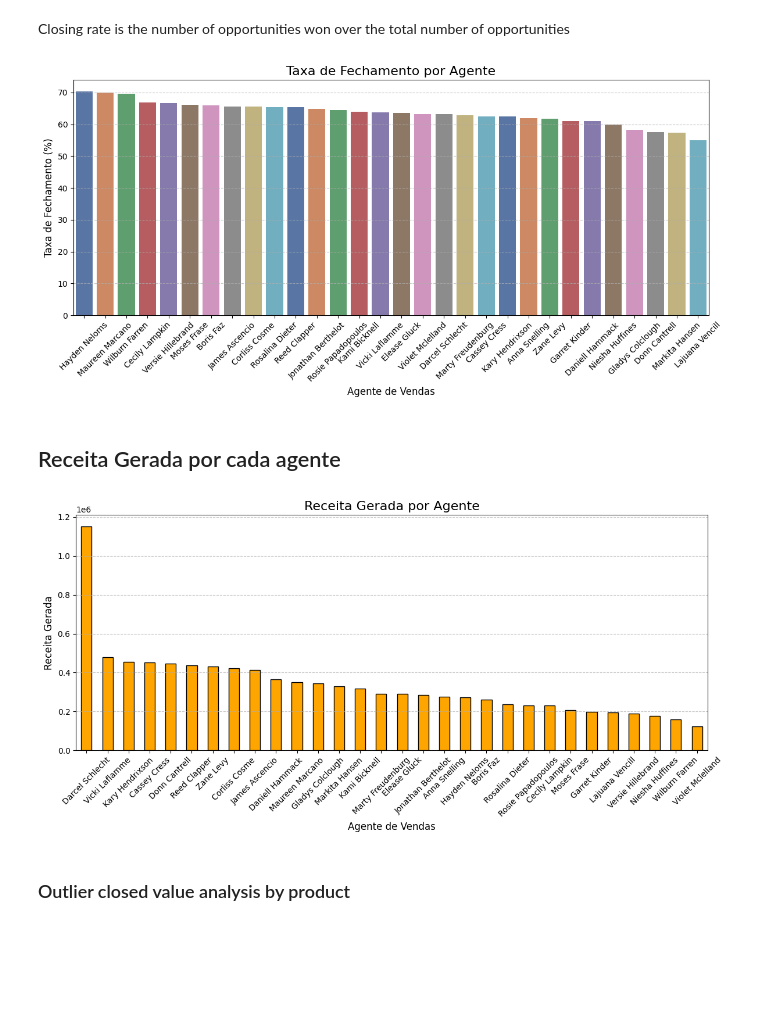
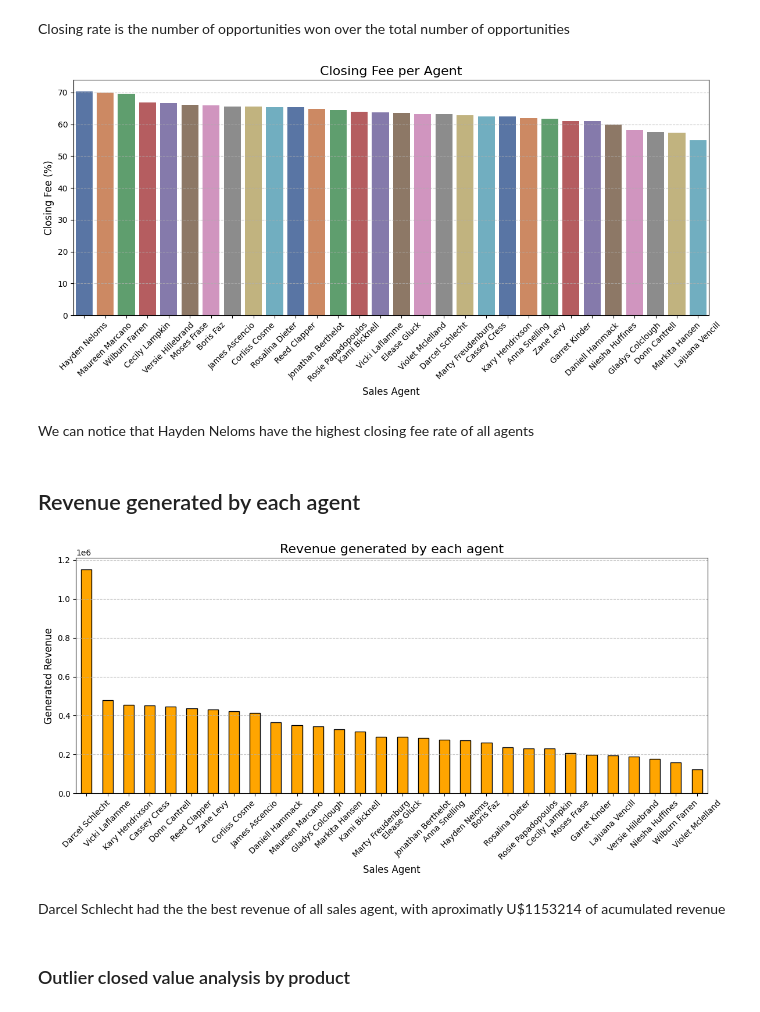
Before and after one commit to DiogoSoares3/CRM-AI-Analysis, a Jupyter notebook: notebooks/CRM_analysis.ipynb, the cells around one changed output. Drawn from its saved outputs; the diff is of its cells as text; code cells hidden in the pictures; blank space fills up the shorter version.

```diff
--- a/notebooks/CRM_analysis.ipynb
+++ b/notebooks/CRM_analysis.ipynb
@@ -562,45 +592,49 @@ Closing rate is the number of opportunities won over the total number of opportu
 # %%
 total_opportunities = engage_time_df.groupby('sales_agent')['opportunity_id'].count()
 won_opportunities = engage_time_df[engage_time_df['deal_stage'] == 'Won'].groupby('sales_agent')['opportunity_id'].count()
 
 close_rate = (won_opportunities / total_opportunities).fillna(0) * 100
 
 plt.figure(figsize=(12, 6))
 
 fee_per_agent_df = pd.DataFrame(close_rate.sort_values(ascending=False))
 sns.barplot(x=fee_per_agent_df.index,
            y=fee_per_agent_df.columns[0],
            data=fee_per_agent_df,
            palette='deep',
            legend=False)
-plt.title('Taxa de Fechamento por Agente', fontsize=16)
-plt.xlabel('Agente de Vendas', fontsize=12)
-plt.ylabel('Taxa de Fechamento (%)', fontsize=12)
+plt.title('Closing Fee per Agent', fontsize=16)
+plt.xlabel('Sales Agent', fontsize=12)
+plt.ylabel('Closing Fee (%)', fontsize=12)
 plt.xticks(rotation=45)
 plt.grid(axis='y', linestyle='--', alpha=0.7)
 
 plt.tight_layout()
 plt.show()
 # %% [output]
-[figure, old version]
+[figure, new version]
+# %% [markdown]
+We can notice that Hayden Neloms have the highest closing fee rate of all agents
 # %% [markdown]
-## Receita Gerada por cada agente
+## Revenue generated by each agent
 # %%
 revenue_by_agent = engage_time_df.groupby('sales_agent')['close_value'].sum()
 
 plt.figure(figsize=(12, 6))
 revenue_by_agent.sort_values(ascending=False).plot(kind='bar', color='orange', edgecolor='black')
 
-plt.title('Receita Gerada por Agente', fontsize=16)
-plt.xlabel('Agente de Vendas', fontsize=12)
-plt.ylabel('Receita Gerada', fontsize=12)
+plt.title('Revenue generated by each agent', fontsize=16)
+plt.xlabel('Sales Agent', fontsize=12)
+plt.ylabel('Generated Revenue', fontsize=12)
 plt.xticks(rotation=45)
 plt.grid(axis='y', linestyle='--', alpha=0.7)
 
 plt.tight_layout()
 plt.show()
 # %% [output]
-[figure, old version]
+[figure, new version]
+# %% [markdown]
+Darcel Schlecht had the the best revenue of all sales agent, with aproximatly U$1153214 of acumulated revenue
 # %% [markdown]
 ### Outlier closed value analysis by product
 # %%
```
Also changed, not shown: parts of 54 cells of this notebook, 4 other files.
